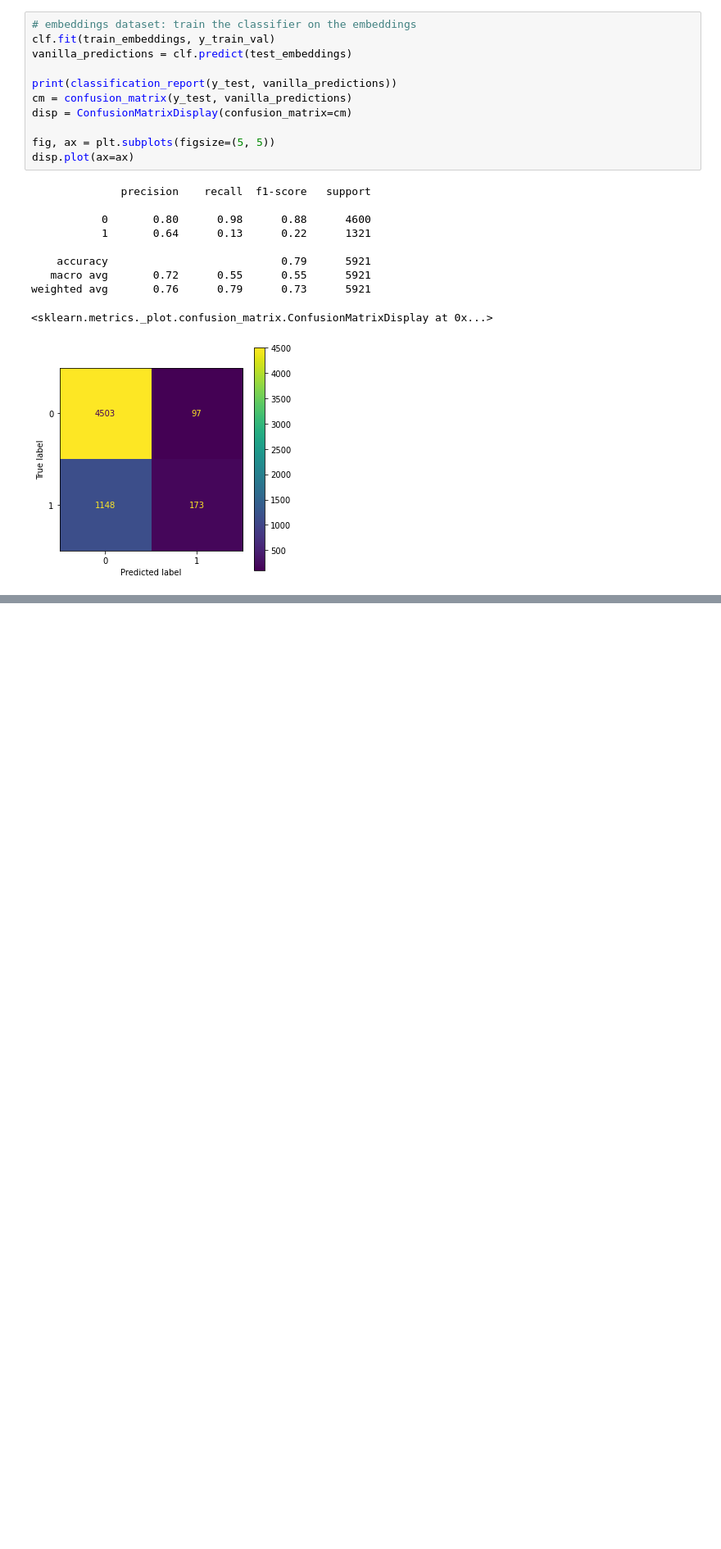
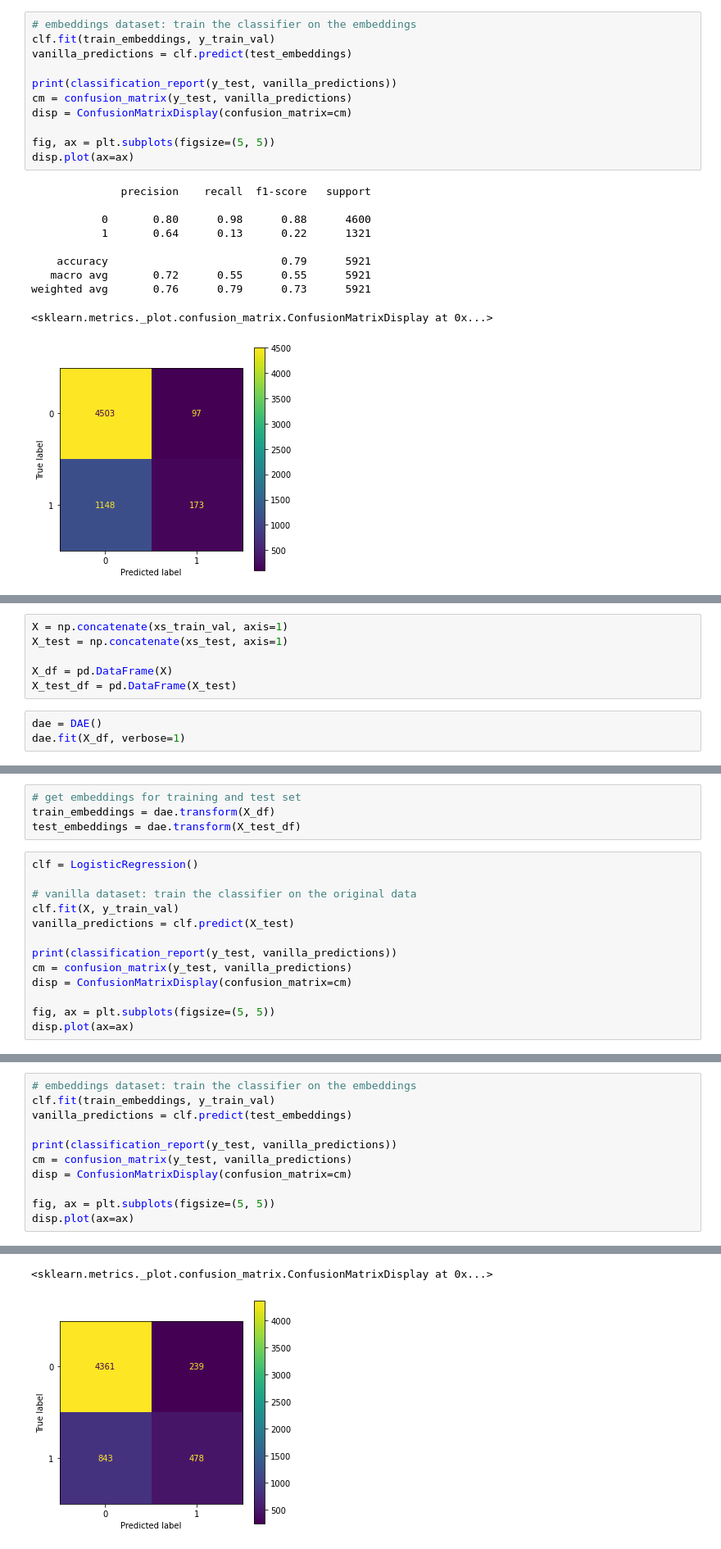
Before and after one commit to huuthieu/fedonce-ssl, a Jupyter notebook: uci_features.ipynb, the cells around one changed output, grey strips where cells are left out. Shown: that part at 82% size. Saved outputs shown, nothing was run; the diff lists cells and outputs as text; blank space fills up the shorter version.

```diff
--- a/uci_features.ipynb
+++ b/uci_features.ipynb
@@ -345,0 +351,9 @@ weighted avg       0.76      0.79      0.73      5921
+# %%
+X = np.concatenate(xs_train_val, axis=1)
+X_test = np.concatenate(xs_test, axis=1)
+
+X_df = pd.DataFrame(X)
+X_test_df = pd.DataFrame(X_test)
+# %%
+dae = DAE()
+dae.fit(X_df, verbose=1)
@@ -345,0 +381,17 @@ weighted avg       0.76      0.79      0.73      5921
+# %%
+# get embeddings for training and test set
+train_embeddings = dae.transform(X_df)
+test_embeddings = dae.transform(X_test_df)
+# %%
+clf = LogisticRegression()
+
+# vanilla dataset: train the classifier on the original data
+clf.fit(X, y_train_val)
+vanilla_predictions = clf.predict(X_test)
+
+print(classification_report(y_test, vanilla_predictions))
+cm = confusion_matrix(y_test, vanilla_predictions)
+disp = ConfusionMatrixDisplay(confusion_matrix=cm)
+
+fig, ax = plt.subplots(figsize=(5, 5))
+disp.plot(ax=ax)
@@ -345,0 +416,12 @@ weighted avg       0.76      0.79      0.73      5921
+# %%
+# embeddings dataset: train the classifier on the embeddings
+clf.fit(train_embeddings, y_train_val)
+vanilla_predictions = clf.predict(test_embeddings)
+
+print(classification_report(y_test, vanilla_predictions))
+cm = confusion_matrix(y_test, vanilla_predictions)
+disp = ConfusionMatrixDisplay(confusion_matrix=cm)
+
+fig, ax = plt.subplots(figsize=(5, 5))
+disp.plot(ax=ax)
+# %% [output]
@@ -345,0 +443,2 @@ weighted avg       0.76      0.79      0.73      5921
+<sklearn.metrics._plot.confusion_matrix.ConfusionMatrixDisplay at 0x...>
+[figure, added]
```
Also changed, not shown: parts of 6 cells of this notebook, 2 other files.
